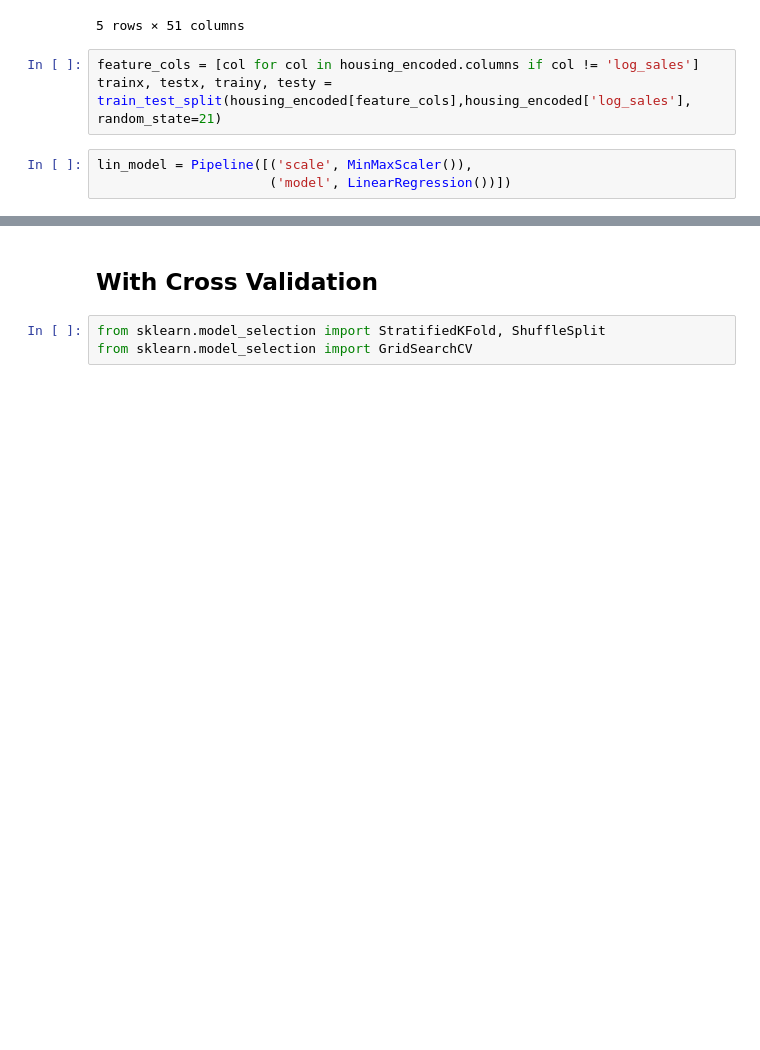
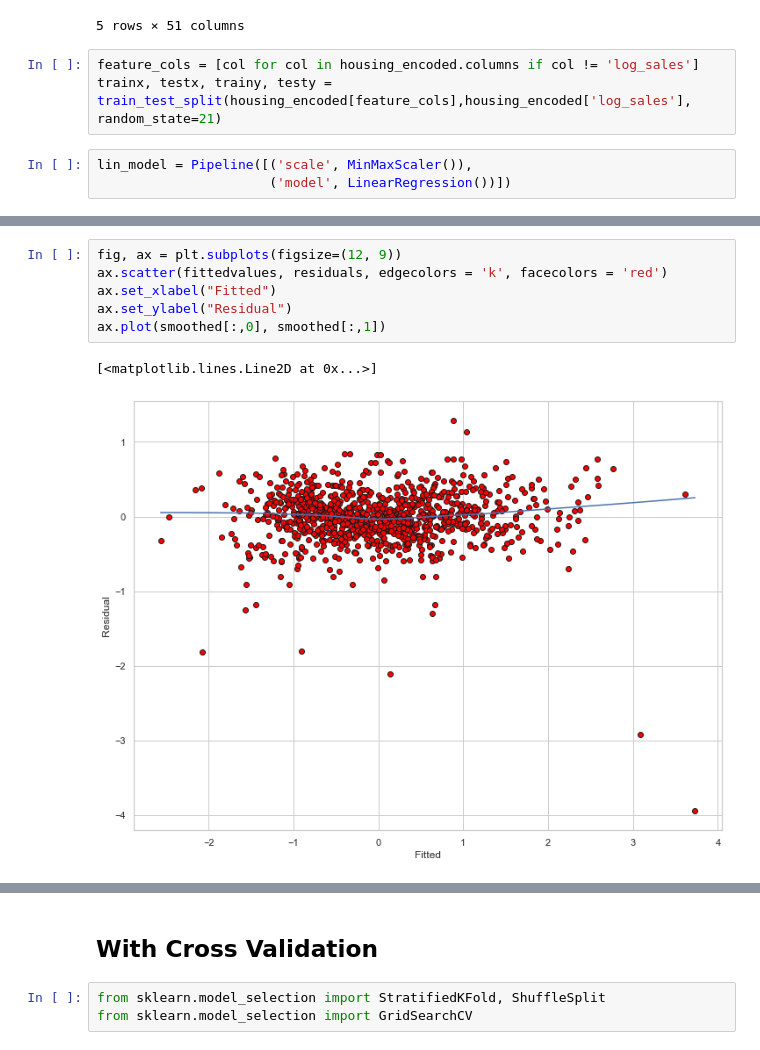
Before and after one commit to mayoor/stats-ml-exps, a Jupyter notebook: housing_data_analysis.ipynb, the cells around one changed output, grey strips where cells are left out. Drawn from its saved outputs; the diff is of its cells as text; blank space fills up the shorter version.

```diff
--- a/housing_data_analysis.ipynb
+++ b/housing_data_analysis.ipynb
@@ -235,0 +293,9 @@ sns.barplot(x=features_weights, y=features_importance_lm_weights, orient='h')
+# %%
+fig, ax = plt.subplots(figsize=(12, 9))
+ax.scatter(fittedvalues, residuals, edgecolors = 'k', facecolors = 'red')
+ax.set_xlabel("Fitted")
+ax.set_ylabel("Residual")
+ax.plot(smoothed[:,0], smoothed[:,1])
+# %% [output]
+[<matplotlib.lines.Line2D at 0x...>]
+[figure, added]
```
Also changed, not shown: parts of 38 cells of this notebook, 1 other file.
